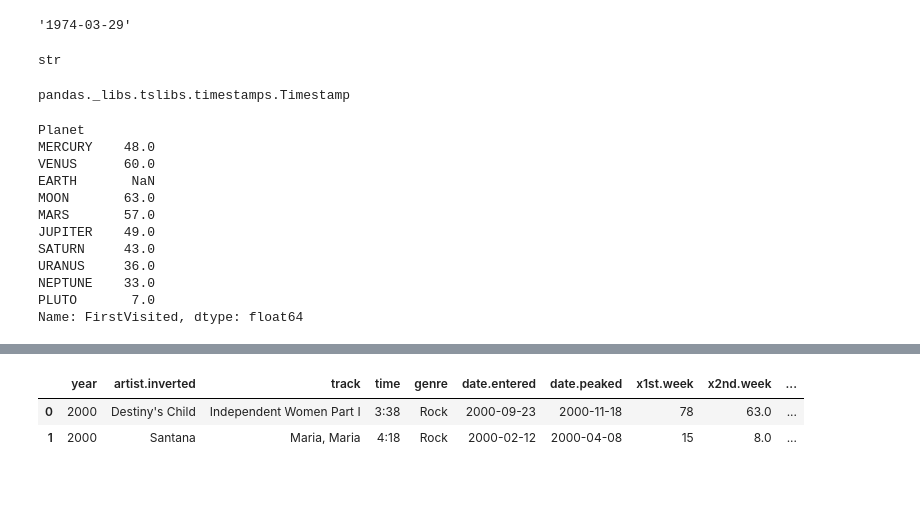
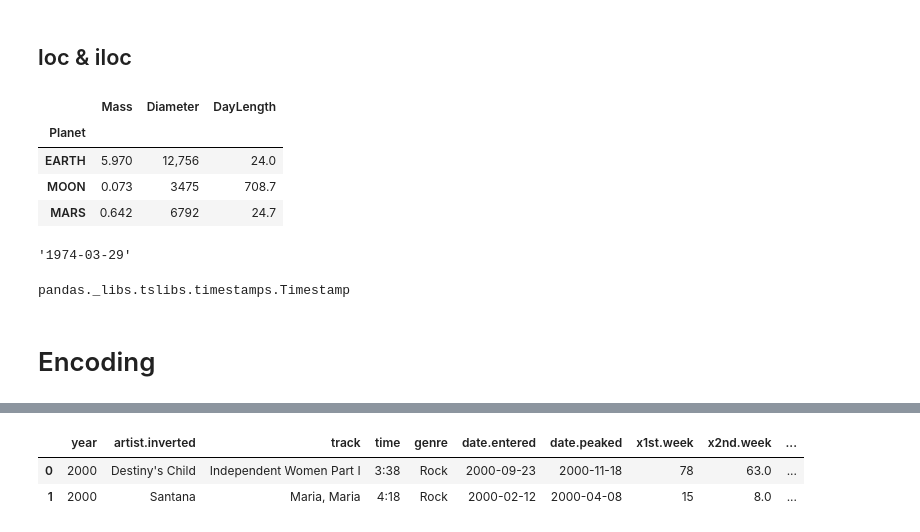
Before and after one commit to MaCoZu/statistics, a Jupyter notebook: essential_01_data_cleaning.ipynb, the cells around one changed output, grey strips where cells are left out. Cells and saved outputs as stored; diff of their text form; code cells hidden in the pictures; blank space fills up the shorter version.

```diff
--- a/essential_01_data_cleaning.ipynb
+++ b/essential_01_data_cleaning.ipynb
@@ -43 +50,17 @@ planets.head(2)
+# %% [markdown]
+## loc & iloc
+# %%
+planets.loc['MERCURY'] # select row by name with loc
+planets.loc['MERCURY', 'Mass':'OrbitVelocity']
+
+
+planets.iloc[0] # integer base indexing
+planets.iloc[2:5][['Mass', 'DayLength']]
+planets.iloc[2:5, 0:3]
+# %% [output]
+|  | Mass | Diameter | DayLength |
+| Planet |  |  |  |
+| EARTH | 5.970 | 12,756 | 24.0 |
+| MOON | 0.073 | 3475 | 708.7 |
+| MARS | 0.642 | 6792 | 24.7 |
 # %%
@@ -46,8 +70,4 @@ planets.loc['MERCURY'].FirstVisited
 planets.loc['MERCURY', 'FirstVisited']
 # %% [output]
 '1974-03-29'
-# %%
-type(planets.loc['MERCURY', 'FirstVisited'])
-# %% [output]
-str
 # %%
@@ -56,19 +82,6 @@ type(planets.loc['MERCURY', 'FirstVisited'])
 # %% [output]
 pandas._libs.tslibs.timestamps.Timestamp
-# %%
-2022 - planets.FirstVisited.dt.year # calculations are possible now
-# %% [output]
-Planet
-MERCURY    48.0
-VENUS      60.0
-EARTH       NaN
-MOON       63.0
-MARS       57.0
-JUPITER    49.0
-SATURN     43.0
-URANUS     36.0
-NEPTUNE    33.0
-PLUTO       7.0
-Name: FirstVisited, dtype: float64
+# %% [markdown]
+# Encoding
 # %%
 pd.read_csv('data/billboard.csv') # encoding error!
```
Also changed, not shown: parts of 26 cells of this notebook, 11 other files.
